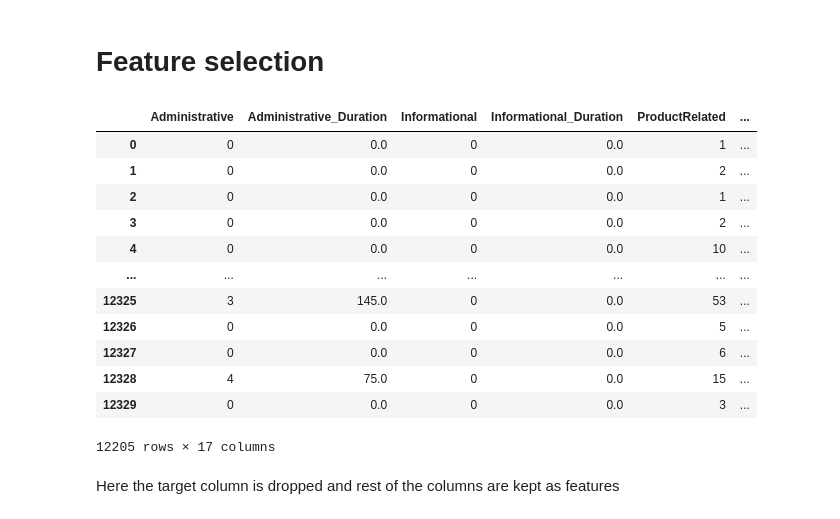
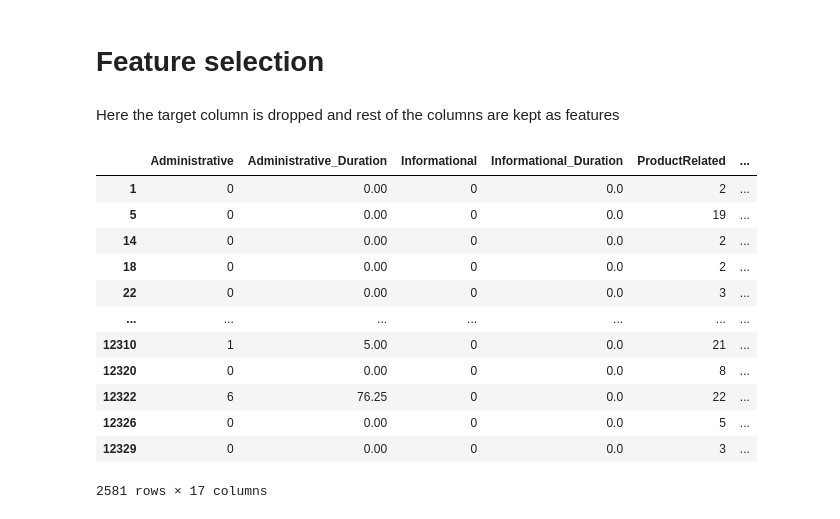
Before and after one commit to imashwin21/Online-Shoppers-Intention---Phase-1-Ashwin-P-Ashok-, a Jupyter notebook: Online Shoppers Intention.ipynb, the cells around one changed output. Drawn from its saved outputs; the diff is of its cells as text; code cells hidden in the pictures.

```diff
--- a/Online Shoppers Intention.ipynb
+++ b/Online Shoppers Intention.ipynb
@@ -195,21 +402,23 @@ From the above information we see that the distribution of Revenue and Weekend d
 # %% [markdown]
 # Feature selection
-# %%
-new_data = data.drop(columns="Revenue")
-new_data
-# %% [output]
-|  | Administrative | Administrative_Duration | Informational | Informational_Duration | ProductRelated | ... |
-| 0 | 0 | 0.0 | 0 | 0.0 | 1 | ... |
-| 1 | 0 | 0.0 | 0 | 0.0 | 2 | ... |
-| 2 | 0 | 0.0 | 0 | 0.0 | 1 | ... |
-| 3 | 0 | 0.0 | 0 | 0.0 | 2 | ... |
-| 4 | 0 | 0.0 | 0 | 0.0 | 10 | ... |
-| ... | ... | ... | ... | ... | ... | ... |
-| 12325 | 3 | 145.0 | 0 | 0.0 | 53 | ... |
-| 12326 | 0 | 0.0 | 0 | 0.0 | 5 | ... |
-| 12327 | 0 | 0.0 | 0 | 0.0 | 6 | ... |
-| 12328 | 4 | 75.0 | 0 | 0.0 | 15 | ... |
-| 12329 | 0 | 0.0 | 0 | 0.0 | 3 | ... |
-12205 rows × 17 columns
+# %%
+X= cleaned_data.drop('Revenue',axis=1)
+y= cleaned_data['Revenue']
 # %% [markdown]
 Here the target column is dropped and rest of the columns are kept as features
+# %%
+X
+# %% [output]
+|  | Administrative | Administrative_Duration | Informational | Informational_Duration | ProductRelated | ... |
+| 1 | 0 | 0.00 | 0 | 0.0 | 2 | ... |
+| 5 | 0 | 0.00 | 0 | 0.0 | 19 | ... |
+| 14 | 0 | 0.00 | 0 | 0.0 | 2 | ... |
+| 18 | 0 | 0.00 | 0 | 0.0 | 2 | ... |
+| 22 | 0 | 0.00 | 0 | 0.0 | 3 | ... |
+| ... | ... | ... | ... | ... | ... | ... |
+| 12310 | 1 | 5.00 | 0 | 0.0 | 21 | ... |
+| 12320 | 0 | 0.00 | 0 | 0.0 | 8 | ... |
+| 12322 | 6 | 76.25 | 0 | 0.0 | 22 | ... |
+| 12326 | 0 | 0.00 | 0 | 0.0 | 5 | ... |
+| 12329 | 0 | 0.00 | 0 | 0.0 | 3 | ... |
+2581 rows × 17 columns
```
Also changed, not shown: parts of 25 cells of this notebook.
